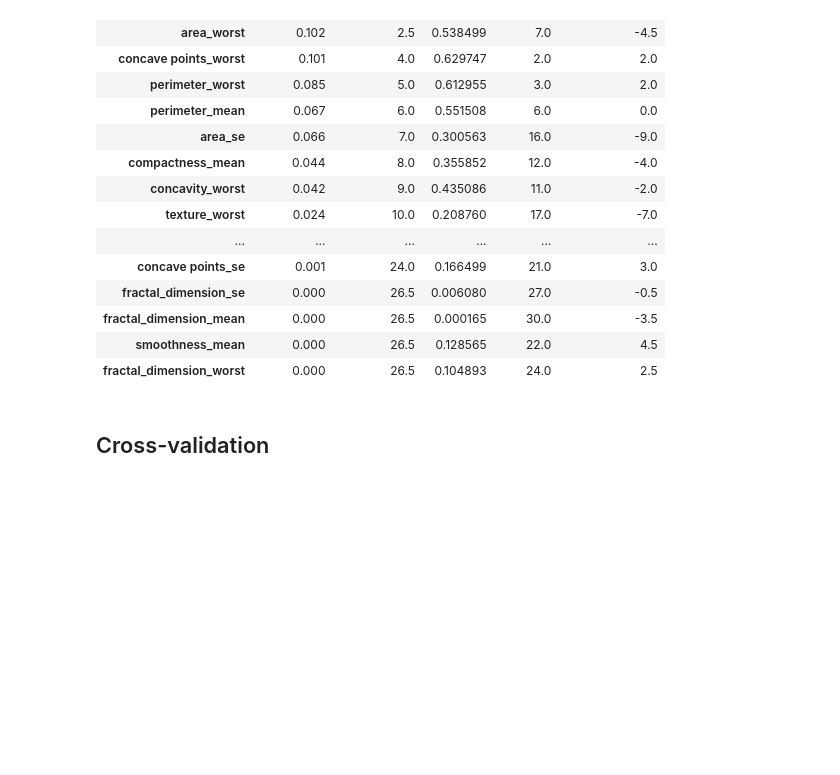
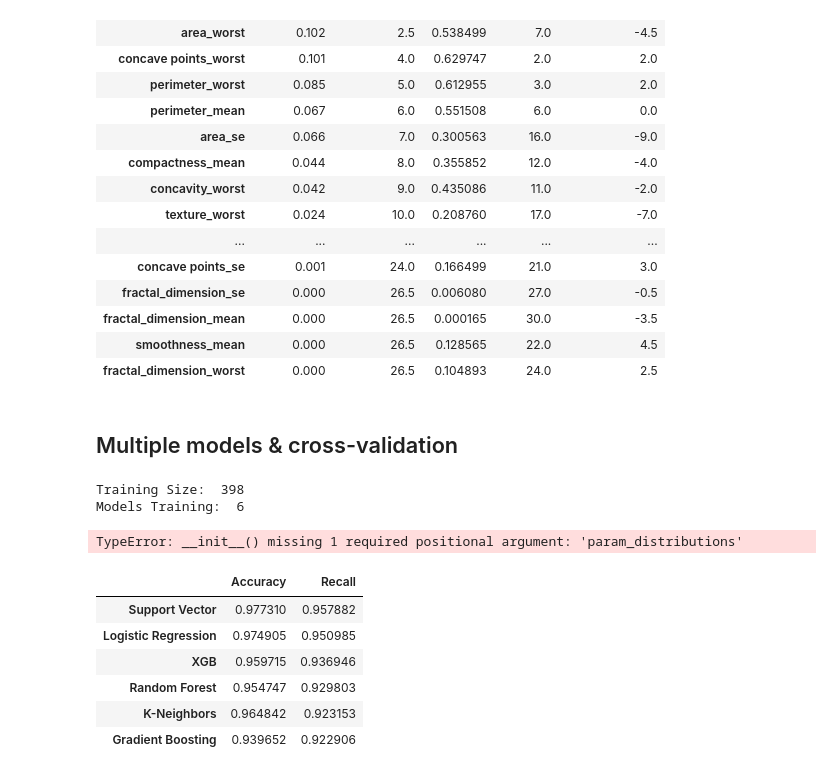
Before and after one commit to davidtnly/MachineLearning, a Jupyter notebook: 23-breast-cancer-detection-tf-nn.ipynb, the cells around one changed output. Cells and saved outputs as stored; diff of their text form; code cells hidden in the pictures; blank space fills up the shorter version.

```diff
--- a/23-breast-cancer-detection-tf-nn.ipynb
+++ b/23-breast-cancer-detection-tf-nn.ipynb
@@ -953,4 +950,4 @@ combined_feat_rank_df
 | smoothness_mean | 0.000 | 26.5 | 0.128565 | 22.0 | 4.5 |
 | fractal_dimension_worst | 0.000 | 26.5 | 0.104893 | 24.0 | 2.5 |
 # %% [markdown]
-## Cross-validation
+## Multiple models & cross-validation
@@ -956,0 +989,68 @@ combined_feat_rank_df
+# %%
+train_size = X_train.shape[0]
+n_models = len(model_list)
+oof_pred = np.zeros((train_size, n_models))
+scores = []
+
+print('Training Size: ', train_size)
+print('Models Training: ', n_models)
+# %% [output]
+Training Size:  398
+Models Training:  6
+# %%
+# Loop through model list
+for n, model in enumerate(model_list):
+    model_pipeline = Pipeline(steps=[('scaler', scaler),
+                                      ('model', model)])
+
+#     random_search = RandomizedSearchCV(model_pipeline, param_distributions=prams, cv=n_folds)
+
+    # Accuracy
+    accuracy = np.zeros(n_folds)
+    recall = np.zeros(n_folds)
+
+    # Loop through models with training data
+    for i, (train_ix, test_ix) in enumerate(skf.split(X_train, y_train)):
+        x_tr, y_tr = X_train.iloc[train_ix], y_train.iloc[train_ix]
+        x_tes, y_tes = X_train.iloc[test_ix], y_train.iloc[test_ix]
+
+        # Fit the model
+        model_pipeline.fit(x_tr, y_tr)
+        tes_pred = model_pipeline.predict(x_tes)
+
+        # Predict probability
+        oof_pred[test_ix, n] = model_pipeline.predict_proba(x_tes)[:, 1]
+
+        # Fold accuracy
+        fold_acc = accuracy_score(y_tes, tes_pred)
+        fold_rec = recall_score(y_tes, tes_pred)
+
+        # Add score into list
+        accuracy[i] = fold_acc
+        recall[i] = fold_rec
+
+    # Append accuracy and recall
+    scores.append({'Accuracy'          : accuracy.mean(),
+                   'Recall'            : recall.mean()})
+# %% [output]
+TypeError: __init__() missing 1 required positional argument: 'param_distributions'
+# %%
+# Results
+measure_cols = ['Accuracy', 'Recall']
+final_scores = pd.DataFrame(columns=measure_cols)
+
+# Loop through the scores
+for name, score in zip(model_names, scores):
+    new_row = pd.Series(data=score, name=name)
+    final_scores = final_scores.append(new_row)
+
+final_scores = final_scores.sort_values('Recall', ascending=False)
+final_scores
+# %% [output]
+|  | Accuracy | Recall |
+| Support Vector | 0.977310 | 0.957882 |
+| Logistic Regression | 0.974905 | 0.950985 |
+| XGB | 0.959715 | 0.936946 |
+| Random Forest | 0.954747 | 0.929803 |
+| K-Neighbors | 0.964842 | 0.923153 |
+| Gradient Boosting | 0.939652 | 0.922906 |
```
Also changed, not shown: parts of 20 cells of this notebook, 7 other files.
